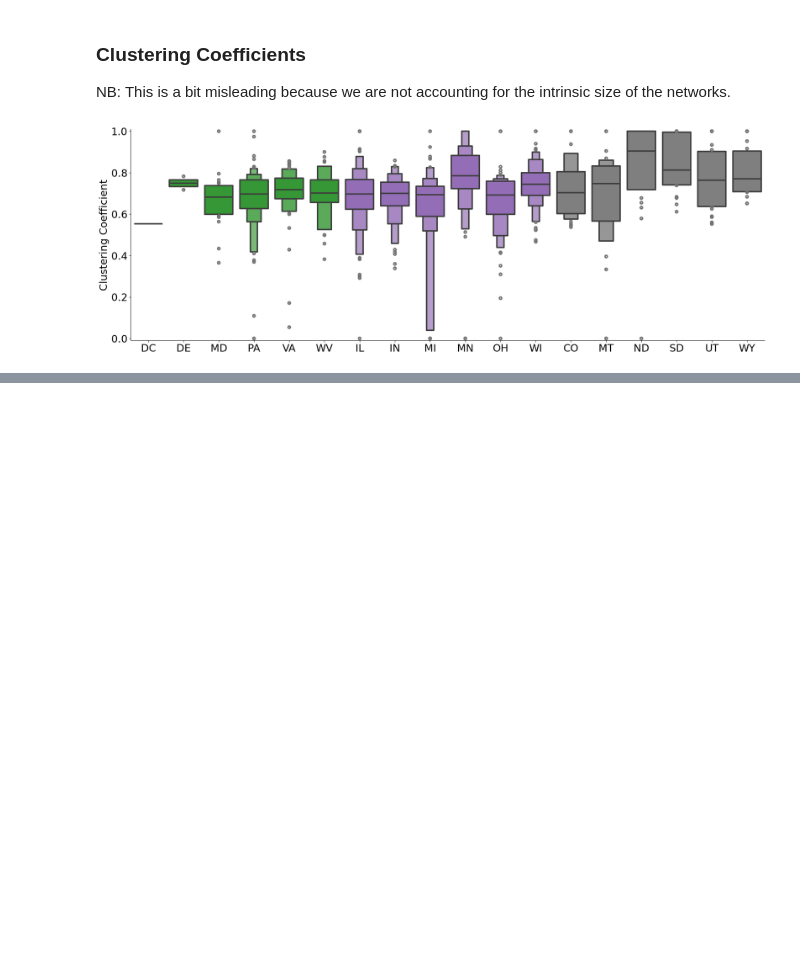
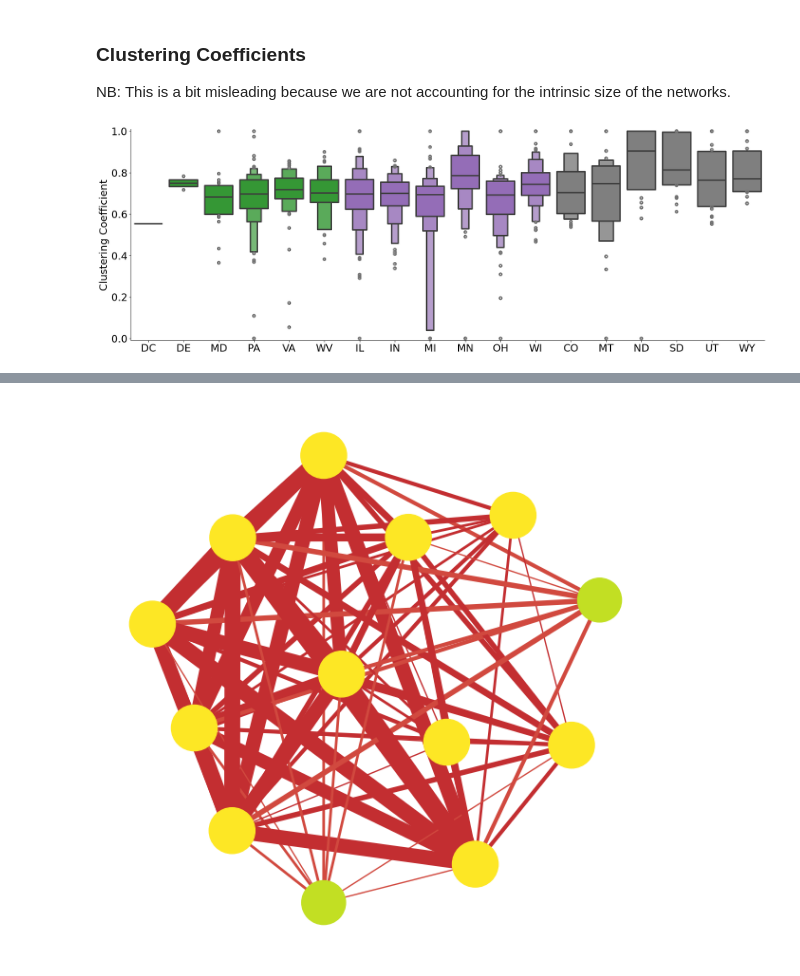
Before and after one commit to aidos-lab/apparent, a Jupyter notebook: notebooks/visualization.ipynb, the cells around one changed output, grey strips where cells are left out. Saved outputs shown, nothing was run; the diff lists cells and outputs as text; code cells hidden in the pictures; blank space fills up the shorter version.

```diff
--- a/notebooks/visualization.ipynb
+++ b/notebooks/visualization.ipynb
@@ -397,0 +430,11 @@ plt.savefig(f"../figures/ccoeff-selected-regions.pdf", bbox_inches="tight", tran
+# %%
+fig, ax = plt.subplots(1,1,figsize=(6,6))
+pos = nx.fruchterman_reingold_layout(Gmax, seed=42)
+nx.draw_networkx_nodes(Gmax, pos=pos, node_color=[x[-1] for x in list(Gmax.degree())], node_size=[x[-1]*100 for x in list(Gmax.degree())], vmin=1, vmax=12)
+nx.draw_networkx_edges(Gmax, pos=pos, width=[max(x[-1].values())//10 for x in Gmax.edges(data=True)], edge_cmap=plt.cm.coolwarm,
+                       edge_color=max_data["max_curvature"]["OR_0"], edge_vmin=-1, edge_vmax=1)
+ax.set_axis_off()
+plt.tight_layout()
+plt.savefig(f"../figures/max-curvature-example.pdf", bbox_inches="tight", transparent=True)
+# %% [output]
+[figure, added]
```
Also changed, not shown: parts of 4 cells of this notebook, 3 other files.
